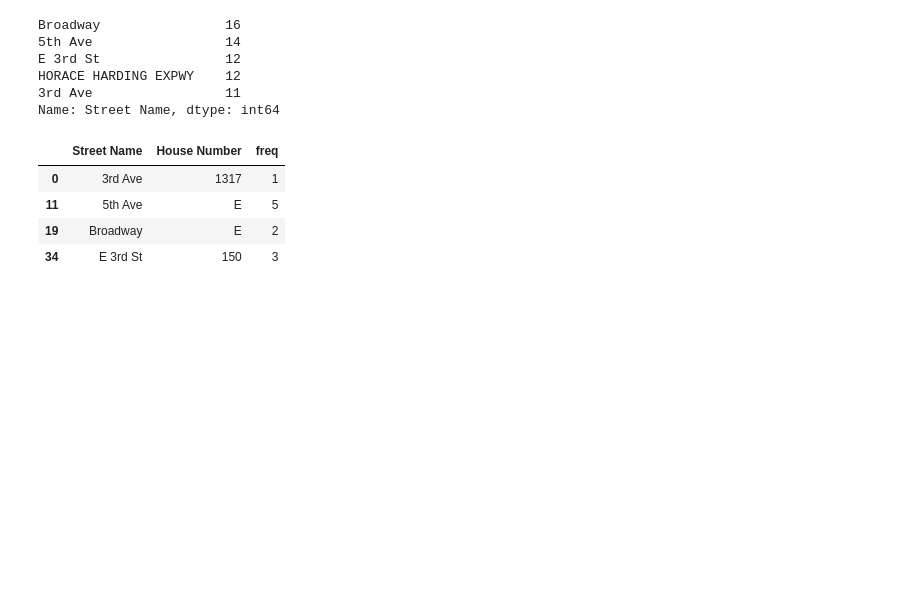
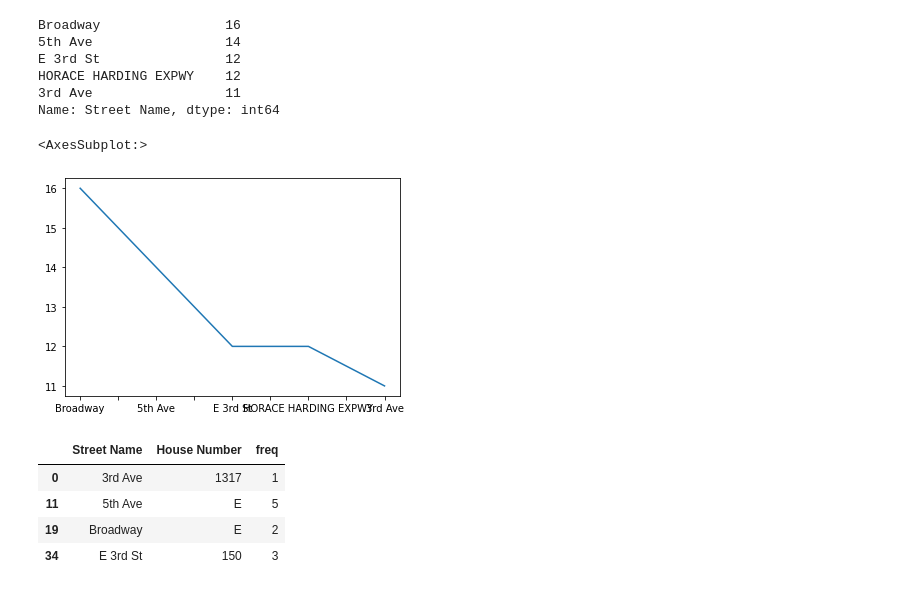
Before and after one commit to FStrean/NYC-Parking-Tickets-Analisis, a Jupyter notebook: Source/NYC-Parking-Tickets-Analisis.ipynb, the cells around one changed output. Cells and saved outputs as stored; diff of their text form; code cells hidden in the pictures; blank space fills up the shorter version.

```diff
--- a/Source/NYC-Parking-Tickets-Analisis.ipynb
+++ b/Source/NYC-Parking-Tickets-Analisis.ipynb
@@ -325,6 +358,11 @@ E 3rd St                12
 HORACE HARDING EXPWY    12
 3rd Ave                 11
 Name: Street Name, dtype: int64
+# %%
+dataset.loc[(dataset['Vehicle Make']=='HYUND') & (dataset['Vehicle Year'] < 2000.0)]['Street Name'].value_counts().head(5).plot()
+# %% [output]
+<AxesSubplot:>
+[figure, added]
 # %%
 dataset.loc[dataset['Street Name'].isin(dataset.loc[(dataset['Vehicle Make']=='HYUND') & (dataset['Vehicle Year'] < 2000.0)]['Street Name'].value_counts().head(5).index) & (dataset['Vehicle Make']=='HYUND') & (dataset['Vehicle Year'] < 2000.0)].groupby('Street Name')['House Number'].value_counts().rename_axis(['Street Name','House Number']).reset_index(name='freq').drop_duplicates('Street Name')
 # %% [output]
```
Also changed, not shown: parts of 7 cells of this notebook.
